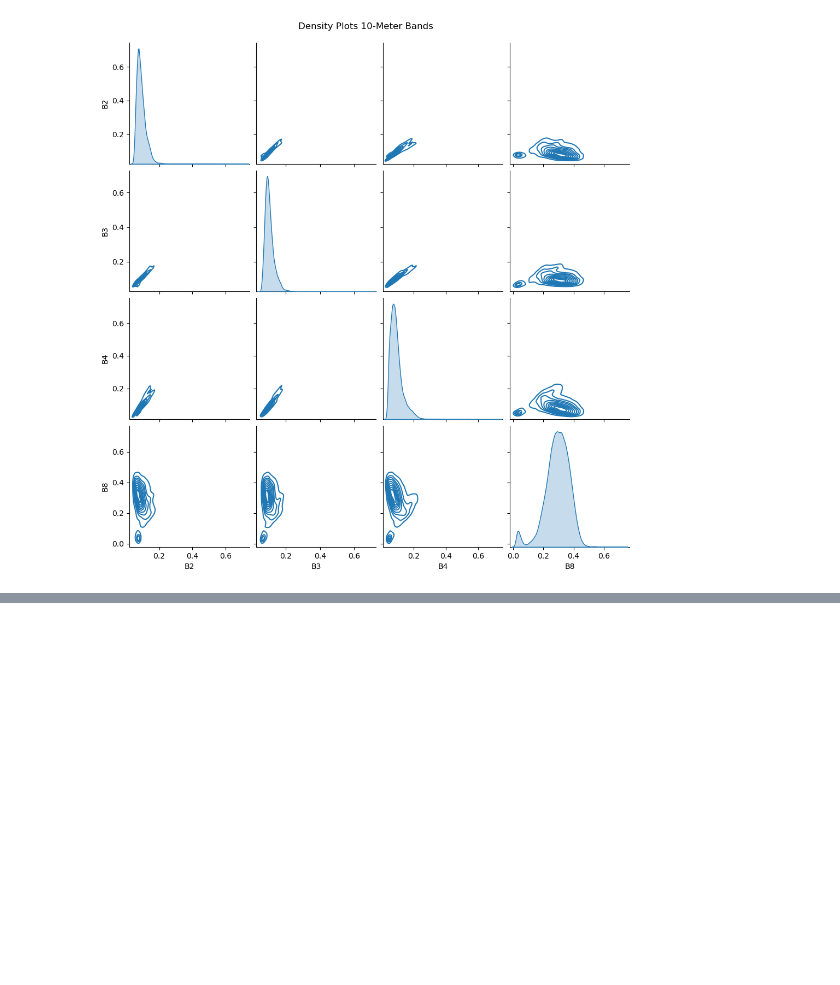
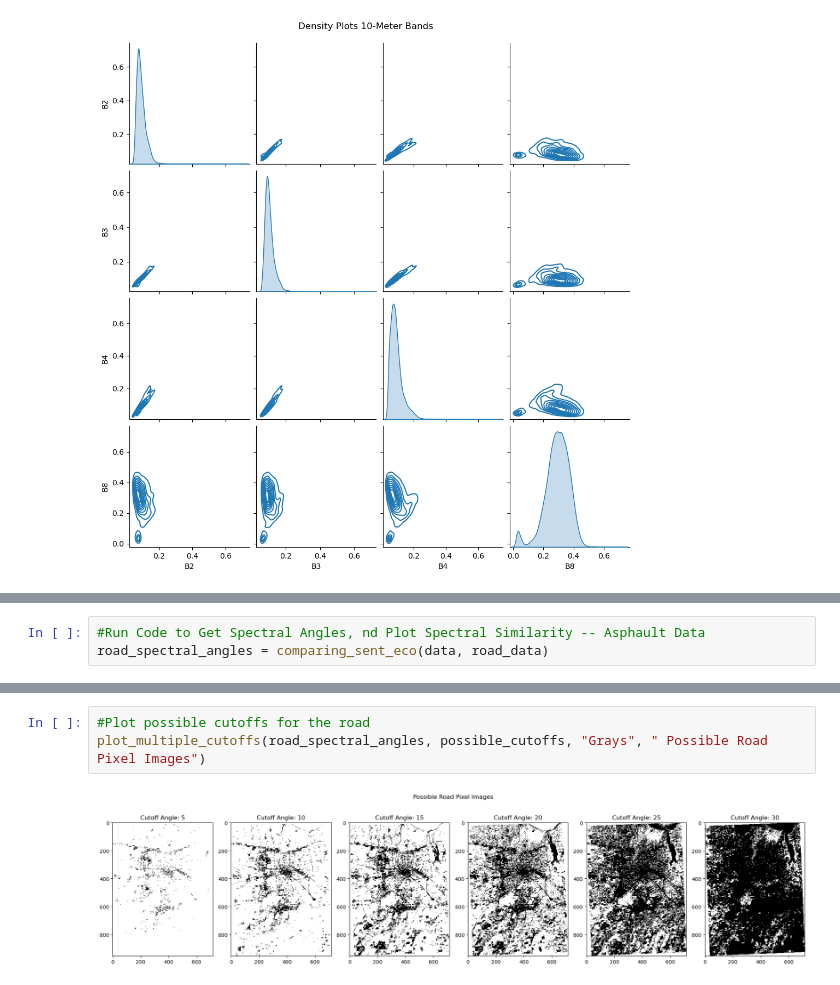
Before and after one commit to kristenvinh/IMGS.689_Kristen_Vinh, a Jupyter notebook: eda/EDA.ipynb, the cells around one changed output, grey strips where cells are left out. Drawn from its saved outputs; the diff is of its cells as text; blank space fills up the shorter version.

```diff
--- a/eda/EDA.ipynb
+++ b/eda/EDA.ipynb
@@ -442 +507,4 @@ plt.show()
+# %%
+#Run Code to Get Spectral Angles, nd Plot Spectral Similarity -- Asphault Data
+road_spectral_angles = comparing_sent_eco(data, road_data)
 # %%
@@ -456,0 +529,5 @@ plt.show()
+# %%
+#Plot possible cutoffs for the road
+plot_multiple_cutoffs(road_spectral_angles, possible_cutoffs, "Grays", " Possible Road Pixel Images")
+# %% [output]
+[figure, added]
```
Also changed, not shown: parts of 9 cells of this notebook.
